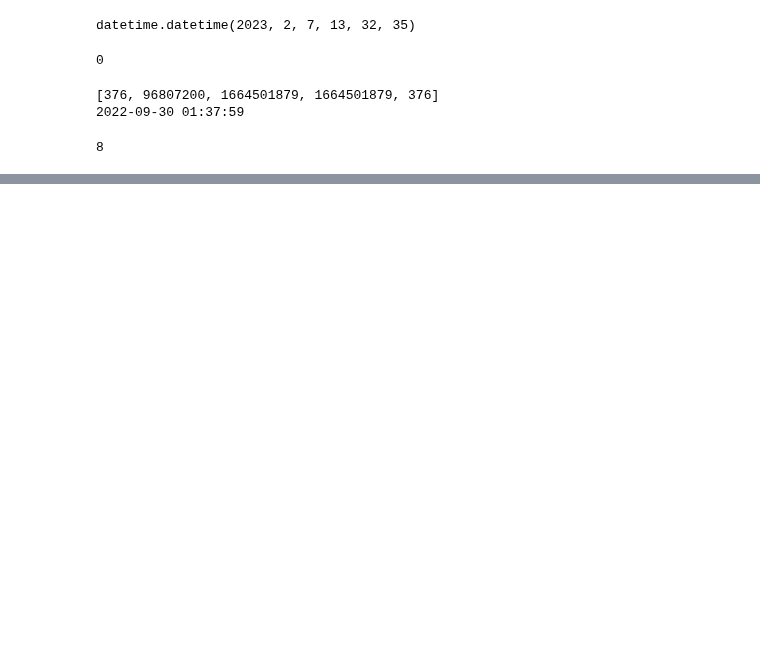
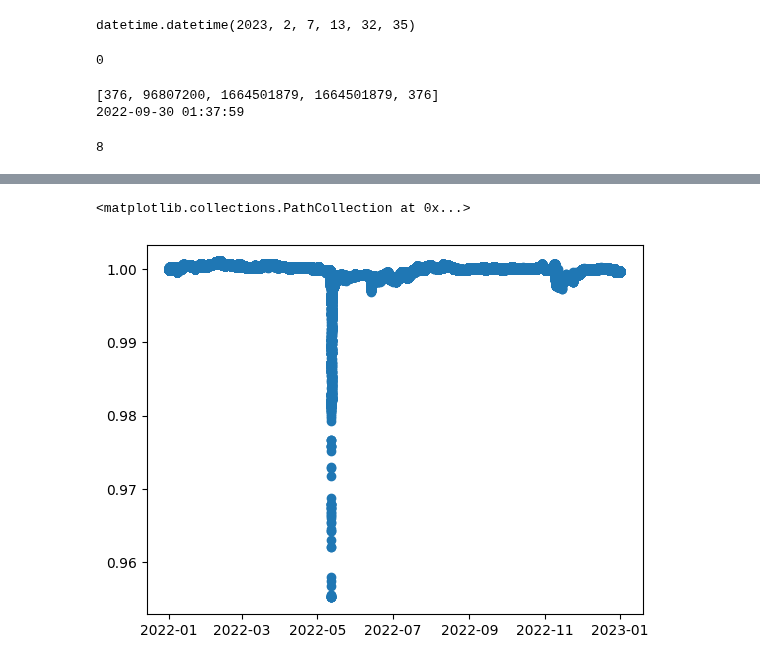
Before and after one commit to xenophonlabs/curve-lp-metrics, a Jupyter notebook: ust_prices.ipynb, the cells around one changed output, grey strips where cells are left out. Cells and saved outputs as stored; diff of their text form; code cells hidden in the pictures; blank space fills up the shorter version.

```diff
--- a/ust_prices.ipynb
+++ b/ust_prices.ipynb
@@ -164,3 +164,9 @@ print(datetime.fromtimestamp(res[3]))
 contract.functions.decimals().call()
 # %% [output]
 8
+# %%
+usdt = '0xdac17f958d2ee523a2206206994597c13d831ec7'
+usdt_ohlcv = datahandler.get_ohlcv_data(usdt, start=datetime.timestamp(datetime(2022, 1, 1)), end=datetime.timestamp(datetime(2023, 1, 1)))
+usdt_ohlcv = usdt_ohlcv['close']
+usdt_ohlcv.name = token_metadata[usdt]['symbol']
+usdt_ohlcv.head()
@@ -166,0 +181,7 @@ contract.functions.decimals().call()
+# %%
+f, ax = plt.subplots()
+
+ax.scatter(usdt_ohlcv.index, usdt_ohlcv)
+# %% [output]
+<matplotlib.collections.PathCollection at 0x...>
+[figure, added]
```
Also changed, not shown: parts of 4 cells of this notebook, 10 other files.
